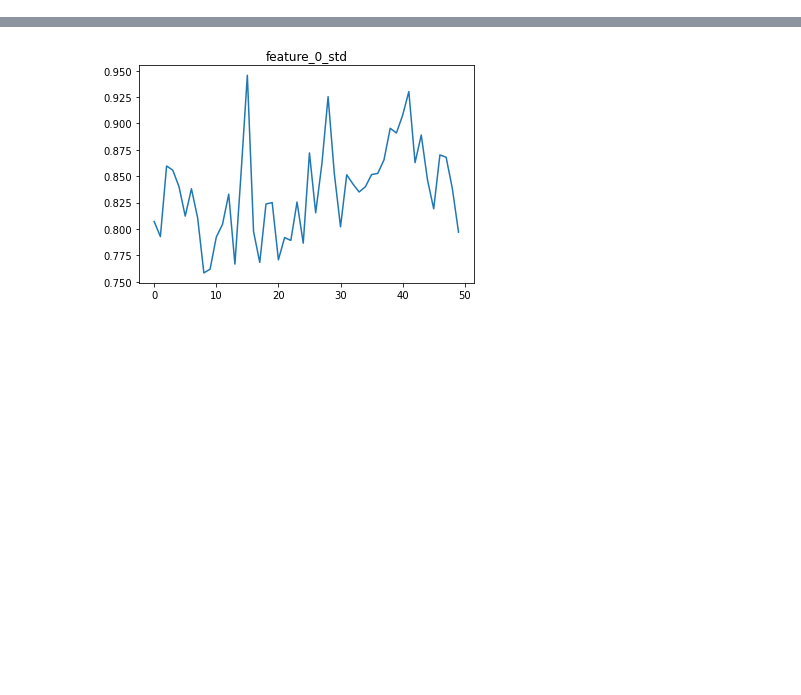
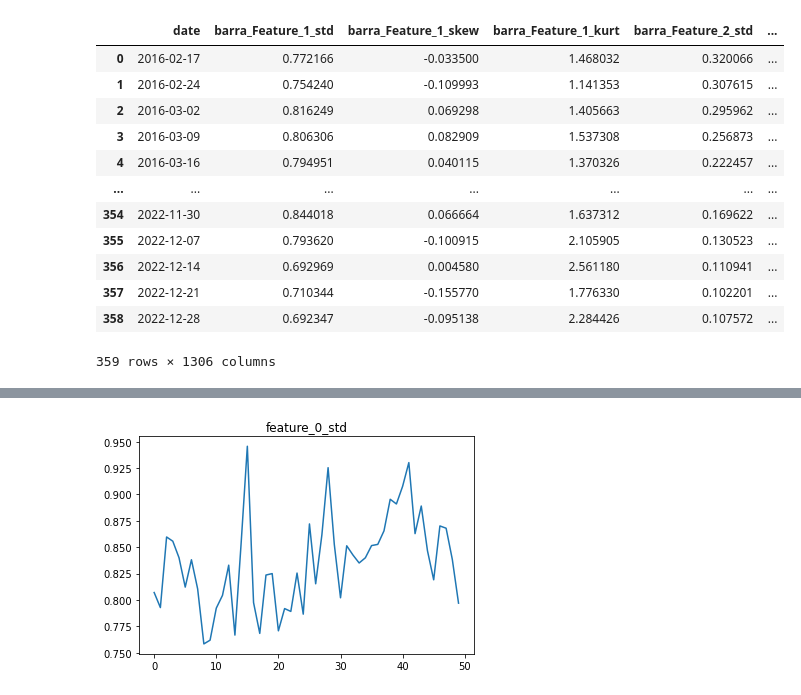
Before and after one commit to crunchdao/feature-engineering, a Jupyter notebook: src/outlier.ipynb, the cells around one changed output, grey strips where cells are left out. Cells and saved outputs as stored; diff of their text form; code cells hidden in the pictures; blank space fills up the shorter version.

```diff
--- a/src/outlier.ipynb
+++ b/src/outlier.ipynb
@@ -50,2 +24,18 @@ cross_sectional_moments
+# %%
+df
+# %% [output]
+|  | date | barra_Feature_1_std | barra_Feature_1_skew | barra_Feature_1_kurt | barra_Feature_2_std | ... |
+| 0 | 2016-02-17 | 0.772166 | -0.033500 | 1.468032 | 0.320066 | ... |
+| 1 | 2016-02-24 | 0.754240 | -0.109993 | 1.141353 | 0.307615 | ... |
+| 2 | 2016-03-02 | 0.816249 | 0.069298 | 1.405663 | 0.295962 | ... |
+| 3 | 2016-03-09 | 0.806306 | 0.082909 | 1.537308 | 0.256873 | ... |
+| 4 | 2016-03-16 | 0.794951 | 0.040115 | 1.370326 | 0.222457 | ... |
+| ... | ... | ... | ... | ... | ... | ... |
+| 354 | 2022-11-30 | 0.844018 | 0.066664 | 1.637312 | 0.169622 | ... |
+| 355 | 2022-12-07 | 0.793620 | -0.100915 | 2.105905 | 0.130523 | ... |
+| 356 | 2022-12-14 | 0.692969 | 0.004580 | 2.561180 | 0.110941 | ... |
+| 357 | 2022-12-21 | 0.710344 | -0.155770 | 1.776330 | 0.102201 | ... |
+| 358 | 2022-12-28 | 0.692347 | -0.095138 | 2.284426 | 0.107572 | ... |
+359 rows × 1306 columns
 # %%
 import matplotlib.pyplot as plt
```
Also changed, not shown: parts of 16 cells of this notebook, 4 other files.
